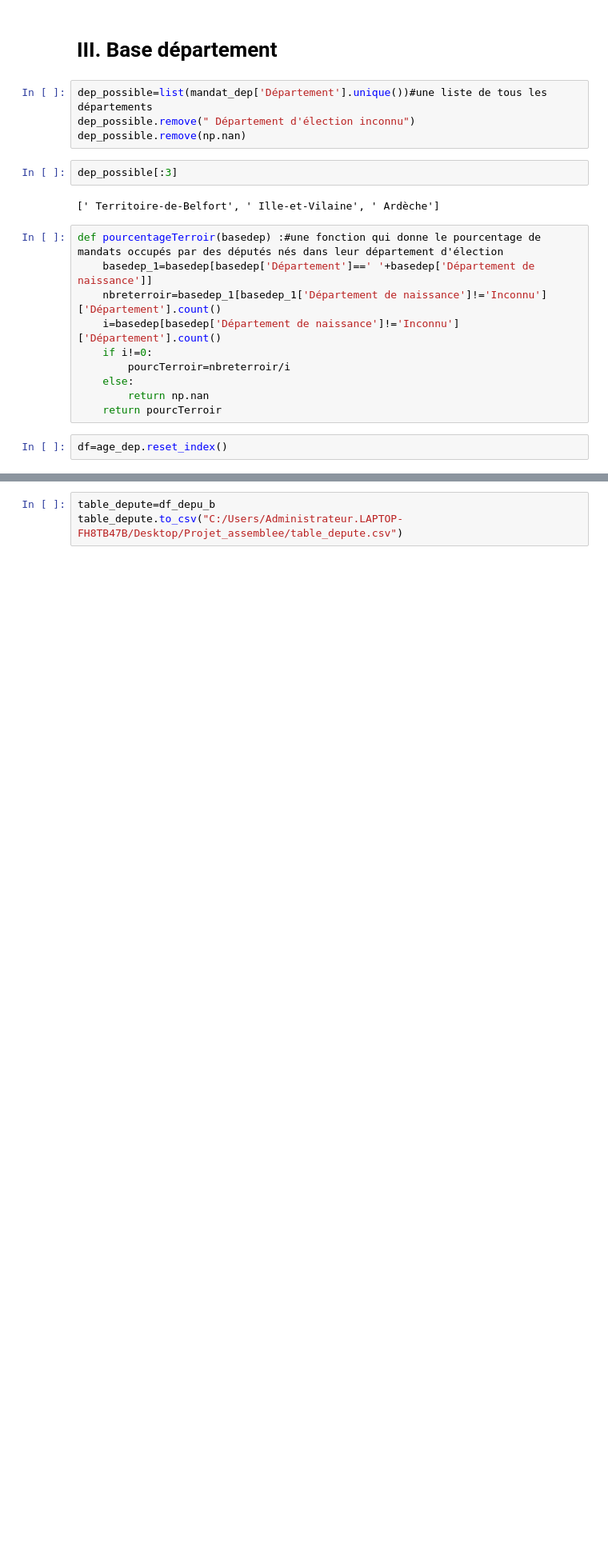
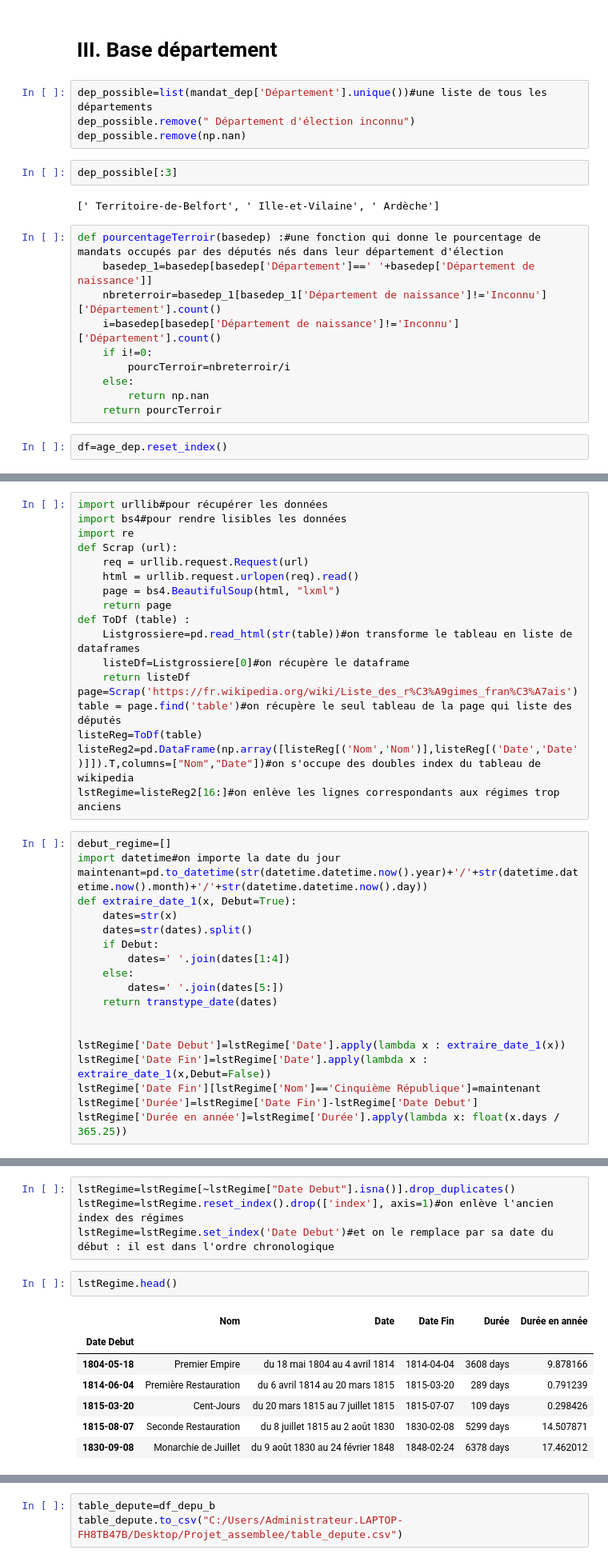
Before and after one commit to dusylvain/Projet-Python-deputes, a Jupyter notebook: prep_donnee.ipynb, the cells around one changed output, grey strips where cells are left out. Shown at 80% size. Saved outputs shown, nothing was run; the diff lists cells and outputs as text; blank space fills up the shorter version.

```diff
--- a/prep_donnee.ipynb
+++ b/prep_donnee.ipynb
@@ -235,0 +240,37 @@ table_depmt.T.sample(10)
+# %%
+import urllib#pour récupérer les données
+import bs4#pour rendre lisibles les données
+import re
+def Scrap (url):
+    req = urllib.request.Request(url)
+    html = urllib.request.urlopen(req).read()
+    page = bs4.BeautifulSoup(html, "lxml")
+    return page
+def ToDf (table) :
+    Listgrossiere=pd.read_html(str(table))#on transforme le tableau en liste de dataframes
+    listeDf=Listgrossiere[0]#on récupère le dataframe
+    return listeDf
+page=Scrap('https://fr.wikipedia.org/wiki/Liste_des_r%C3%A9gimes_fran%C3%A7ais')
+table = page.find('table')#on récupère le seul tableau de la page qui liste des députés
+listeReg=ToDf(table)
+listeReg2=pd.DataFrame(np.array([listeReg[('Nom','Nom')],listeReg[('Date','Date')]]).T,columns=["Nom","Date"])#on s'occupe des doubles index du tableau de wikipedia
+lstRegime=listeReg2[16:]#on enlève les lignes correspondants aux régimes trop anciens
+# %%
+debut_regime=[]
+import datetime#on importe la date du jour
+maintenant=pd.to_datetime(str(datetime.datetime.now().year)+'/'+str(datetime.datetime.now().month)+'/'+str(datetime.datetime.now().day))
+def extraire_date_1(x, Debut=True):
+    dates=str(x)
+    dates=str(dates).split()
+    if Debut:
+        dates=' '.join(dates[1:4])
+    else:
+        dates=' '.join(dates[5:])
+    return transtype_date(dates)
+
+
+lstRegime['Date Debut']=lstRegime['Date'].apply(lambda x : extraire_date_1(x))
+lstRegime['Date Fin']=lstRegime['Date'].apply(lambda x : extraire_date_1(x,Debut=False))
+lstRegime['Date Fin'][lstRegime['Nom']=='Cinquième République']=maintenant
+lstRegime['Durée']=lstRegime['Date Fin']-lstRegime['Date Debut']
+lstRegime['Durée en année']=lstRegime['Durée'].apply(lambda x: float(x.days / 365.25))
@@ -235,0 +295,14 @@ table_depmt.T.sample(10)
+# %%
+lstRegime=lstRegime[~lstRegime["Date Debut"].isna()].drop_duplicates()
+lstRegime=lstRegime.reset_index().drop(['index'], axis=1)#on enlève l'ancien index des régimes
+lstRegime=lstRegime.set_index('Date Debut')#et on le remplace par sa date du début : il est dans l'ordre chronologique
+# %%
+lstRegime.head()
+# %% [output]
+|  | Nom | Date | Date Fin | Durée | Durée en année |
+| Date Debut |  |  |  |  |  |
+| 1804-05-18 | Premier Empire | du 18 mai 1804 au 4 avril 1814 | 1814-04-04 | 3608 days | 9.878166 |
+| 1814-06-04 | Première Restauration | du 6 avril 1814 au 20 mars 1815 | 1815-03-20 | 289 days | 0.791239 |
+| 1815-03-20 | Cent-Jours | du 20 mars 1815 au 7 juillet 1815 | 1815-07-07 | 109 days | 0.298426 |
+| 1815-08-07 | Seconde Restauration | du 8 juillet 1815 au 2 août 1830 | 1830-02-08 | 5299 days | 14.507871 |
+| 1830-09-08 | Monarchie de Juillet | du 9 août 1830 au 24 février 1848 | 1848-02-24 | 6378 days | 17.462012 |
```
Also changed, not shown: parts of 12 cells of this notebook.
